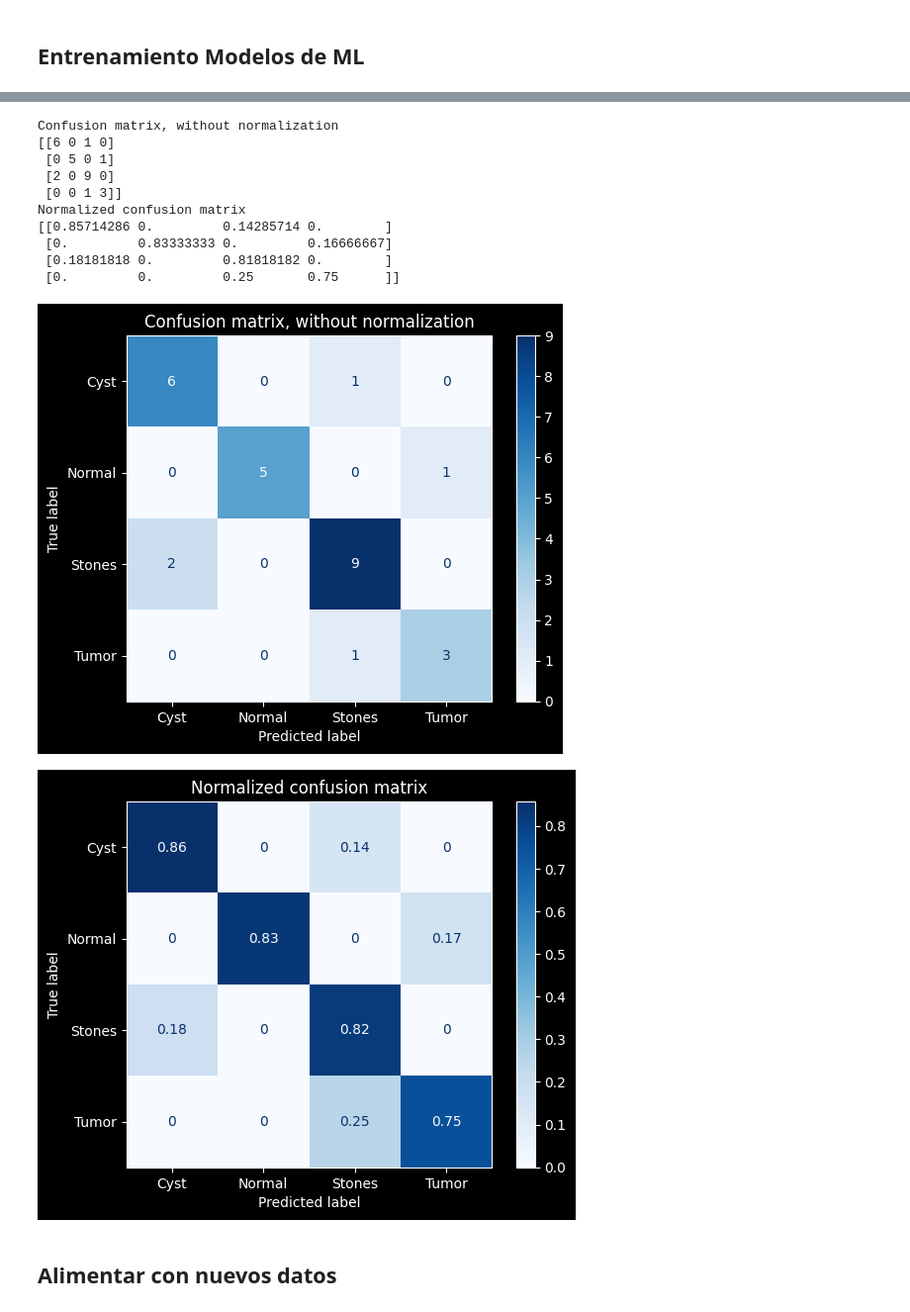
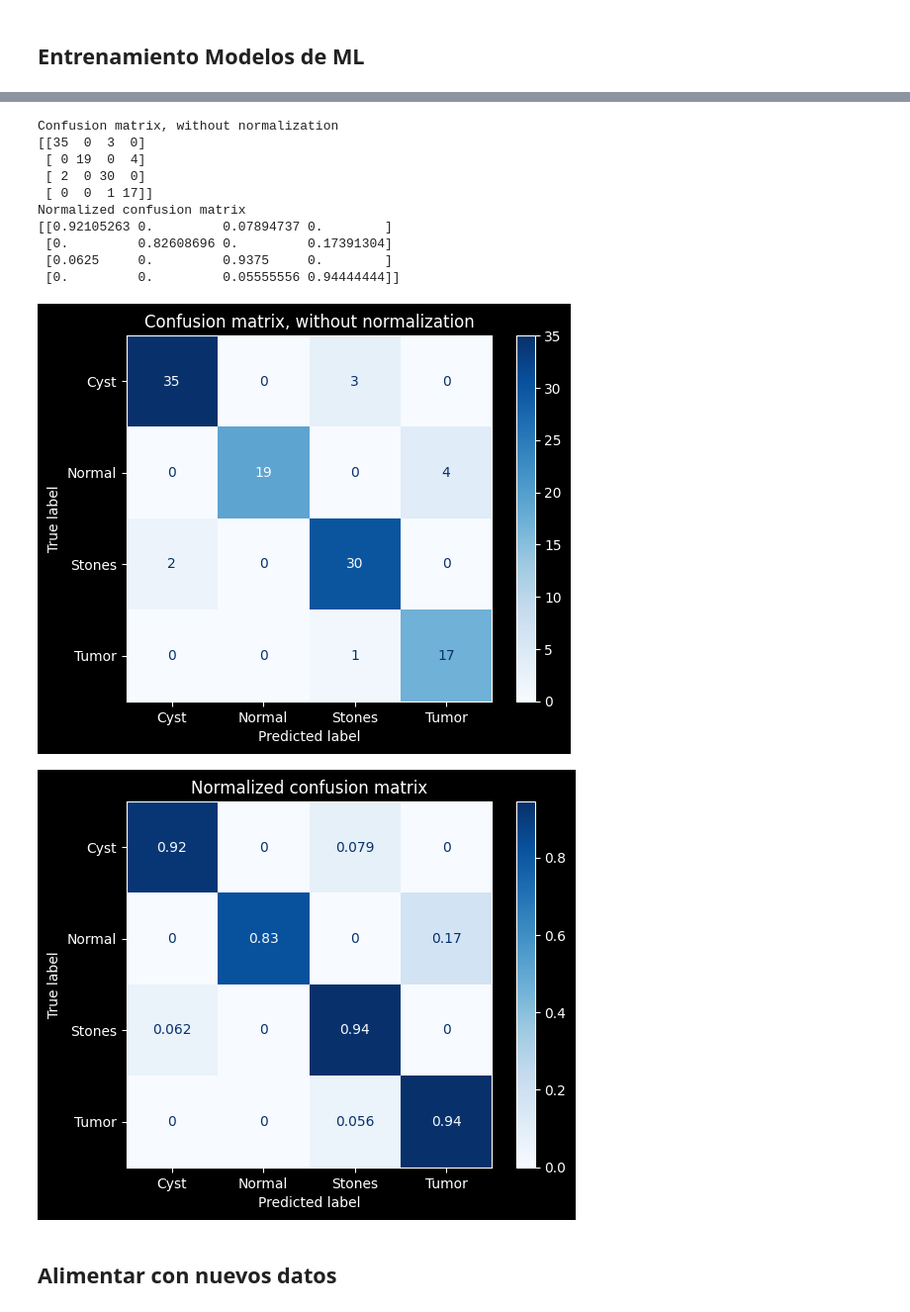
Before and after one commit to milalangone/kidney_segmentation, a Jupyter notebook: TP_PIB_LangoneRondinellaSimoncelliTerrazas.ipynb, the cells around one changed output, grey strips where cells are left out. Shown at 99% size. Cells and saved outputs as stored; diff of their text form; code cells hidden in the pictures.

Commit message:
export classifier

```diff
--- a/TP_PIB_LangoneRondinellaSimoncelliTerrazas.ipynb
+++ b/TP_PIB_LangoneRondinellaSimoncelliTerrazas.ipynb
@@ -417,3 +414,27 @@ for i in range(len(paths_cut)):
+# %%
+for path in paths_cut:
+  flip_images_in_directory(path, flip_direction = 'horizontal')
+  flip_images_in_directory(path, flip_direction = 'vertical')
+# %%
+filtered_normal_cut = gaussian(path_normal_cut, 5, 1)
+filtered_cysts_cut = gaussian(path_cysts_cut, 5, 1)
+filtered_tumor_cut = gaussian(path_tumor_cut, 5, 1)
+filtered_stones_cut = gaussian(path_stones_cut, 5, 1)
+
+paths_cut_filtered = [filtered_tumor_cut, filtered_cysts_cut, filtered_stones_cut, filtered_normal_cut]
+# %%
+segmented_tumor = []
+segmented_cysts = []
+segmented_stones = []
+segmented_normal = []
+
+segmented_paths = [segmented_tumor, segmented_cysts, segmented_stones, segmented_normal]
+
+for i in range(len(paths_cut_filtered)):
+  for img in paths_cut_filtered[i]:
+    img_seg_kmeans = segmentar(img, 1)
+    seg_gray = bin2gray(img_seg_kmeans, img)
+    segmented_paths[i].append(seg_gray)
 # %%
 dfs = []
 
@@ -582,14 +603,18 @@ Dictionary with best scores:
 # %%
 from sklearn.metrics import classification_report, multilabel_confusion_matrix, ConfusionMatrixDisplay
 
-svc = SVC(C=100, gamma=1e-05, kernel='rbf', probability=True)
+svc = SVC(C=1000, gamma=0.001, kernel='rbf', probability=True)
 svc.fit(xtrain, ytrain)
 
+
+adb = AdaBoostClassifier(n_estimators = 30, learning_rate = 0.5)
+adb.fit(xtrain, ytrain)
+
 # Predict probabilities on the test set
-y_prob_test = svc.predict_proba(xtest)
+y_prob_test = adb.predict_proba(xtest)
 
 # Convert probabilities to predicted labels
-y_pred_test = svc.predict(xtest)
+y_pred_test = adb.predict(xtest)
 
 acc = accuracy_score(ytest, y_pred_test)
 print(f'The accuracy on the testing set is {round(acc*100, 2)}%')
@@ -611,36 +636,36 @@ weighted avg       0.83      0.82      0.82        28
 # %%
 titles_options = [
     ("Confusion matrix, without normalization", None),
     ("Normalized confusion matrix", "true"),
 ]
 for title, normalize in titles_options:
     disp = ConfusionMatrixDisplay.from_estimator(
-        svc,
+        adb,
         xtest,
         ytest,
         display_labels=label_encoder.classes_,
         cmap=plt.cm.Blues,
         normalize=normalize,
     )
     disp.ax_.set_title(title)
 
     print(title)
     print(disp.confusion_matrix)
 
 plt.show()
 # %% [output]
 Confusion matrix, without normalization
-[[6 0 1 0]
- [0 5 0 1]
- [2 0 9 0]
- [0 0 1 3]]
+[[35  0  3  0]
+ [ 0 19  0  4]
+ [ 2  0 30  0]
+ [ 0  0  1 17]]
 Normalized confusion matrix
-[[0.85714286 0.         0.14285714 0.        ]
- [0.         0.83333333 0.         0.16666667]
- [0.18181818 0.         0.81818182 0.        ]
- [0.         0.         0.25       0.75      ]]
+[[0.92105263 0.         0.07894737 0.        ]
+ [0.         0.82608696 0.         0.17391304]
+ [0.0625     0.         0.9375     0.        ]
+ [0.         0.         0.05555556 0.94444444]]
-[figure, old version]
+[figure, new version]
-[figure, old version]
+[figure, new version]
 # %% [markdown]
 ## Alimentar con nuevos datos
 # %%
```
Also changed, not shown: parts of 20 cells of this notebook.
